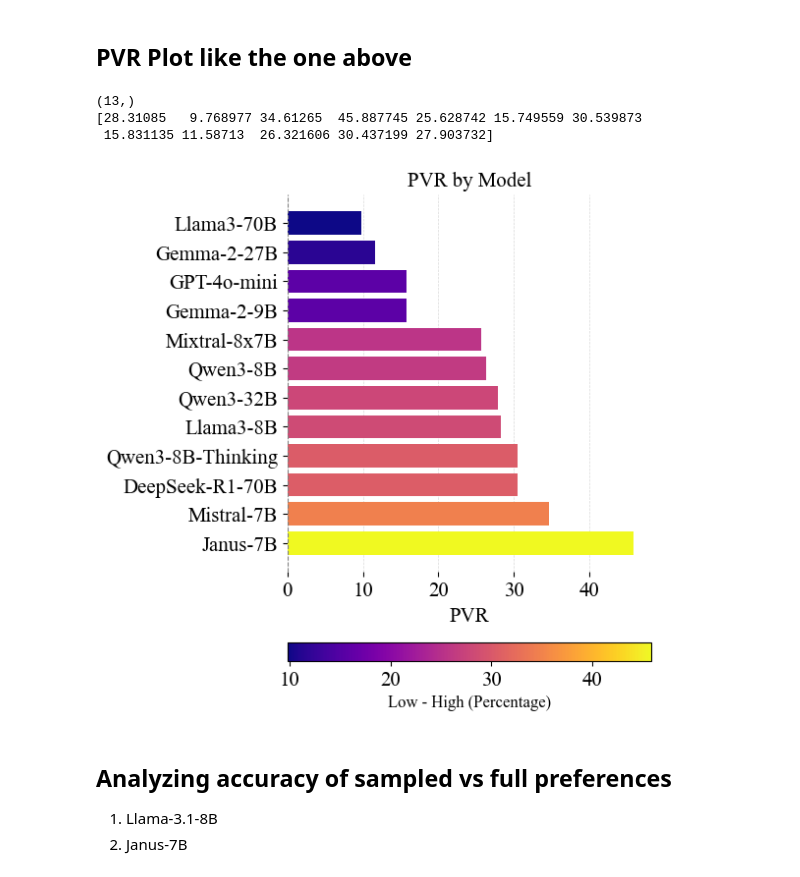
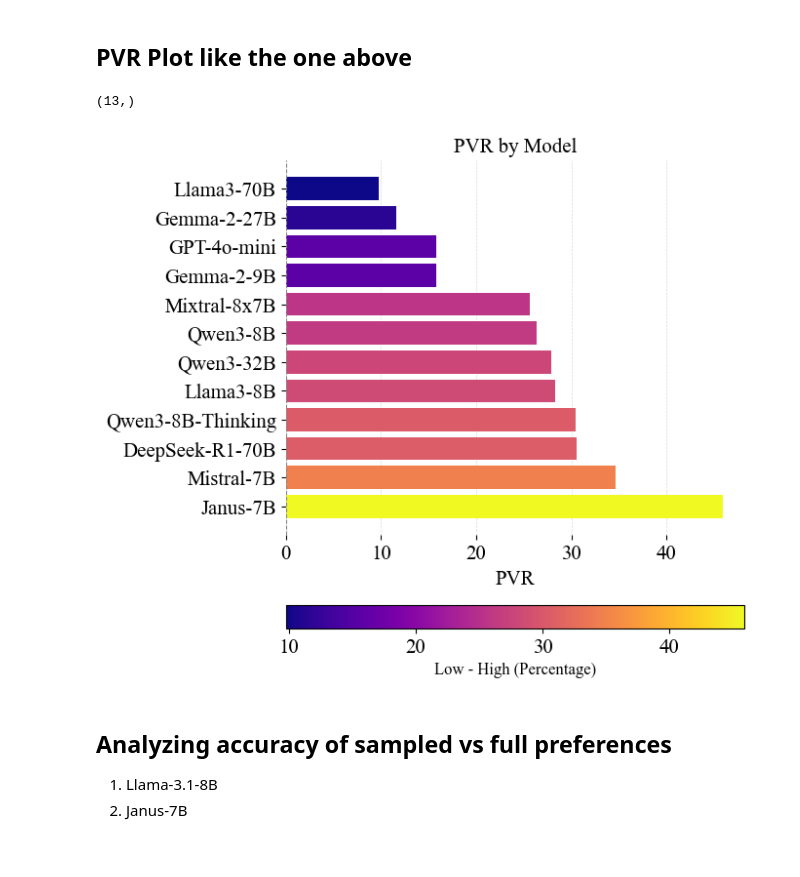
Before and after one commit to chimaobi-okite/pref_aligner, a Jupyter notebook: process_results.ipynb, the cells around one changed output. Cells and saved outputs as stored; diff of their text form; code cells hidden in the pictures.

Commit message:
Added aligner plots

```diff
--- a/process_results.ipynb
+++ b/process_results.ipynb
@@ -320,35 +349,33 @@ missing_answer_diffplot(
 # %% [markdown]
 ## PVR Plot like the one above
 # %%
-from results_helper import missing_answer_diffplot, filter_axis
+from results_helper import missing_answer_diffplot
 
 data, order = results_dict.get_field_matrix(
     field=["PVR"],
     fixed_keys={
         "dataset": "full",
         "method": "direct",
         "relevance": "relevant",
     },
     axis_keys=["model"]
 )
 data = np.array(data).squeeze()
 print(data.shape)
 data = data[:-1].astype(np.float32)
 models_ref = MODELS[:-1].copy()
-print(data)
+data = data[None]
 
 missing_answer_diffplot(
     data,
     keys=models_ref,
     title="PVR by Model",
     xlabel="PVR",
     show=True
 )
 # %% [output]
 (13,)
-[28.31085   9.768977 34.61265  45.887745 25.628742 15.749559 30.539873
- 15.831135 11.58713  26.321606 30.437199 27.903732]
-[figure, old version]
+[figure, new version]
 # %% [markdown]
 ## Analyzing accuracy of sampled vs full preferences
 
```
Also changed, not shown: parts of 11 cells of this notebook, 20 other files.
